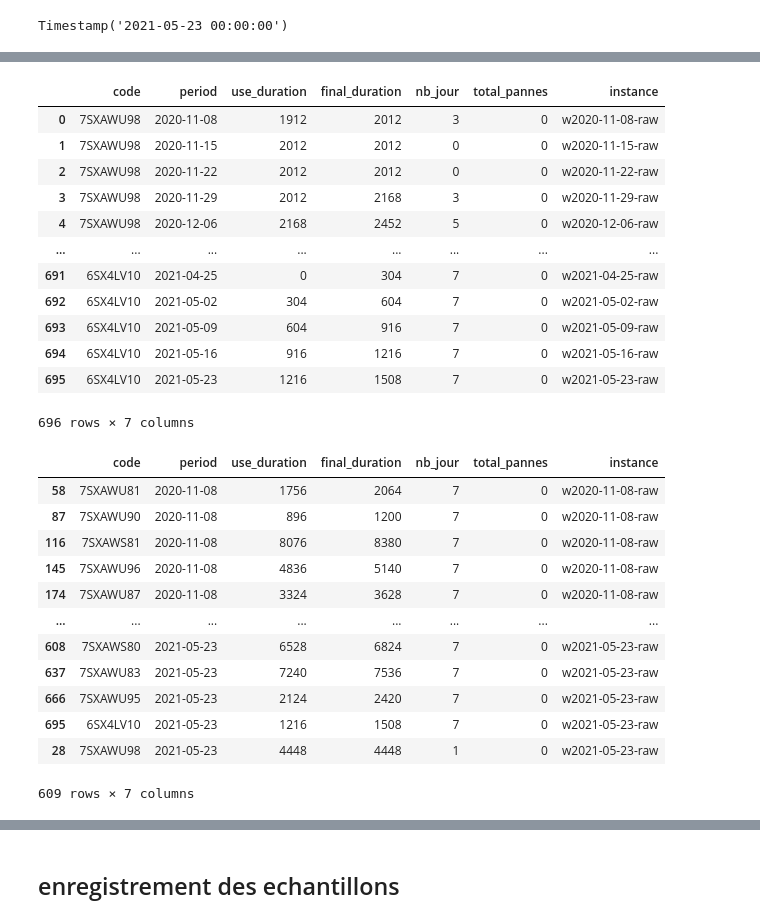
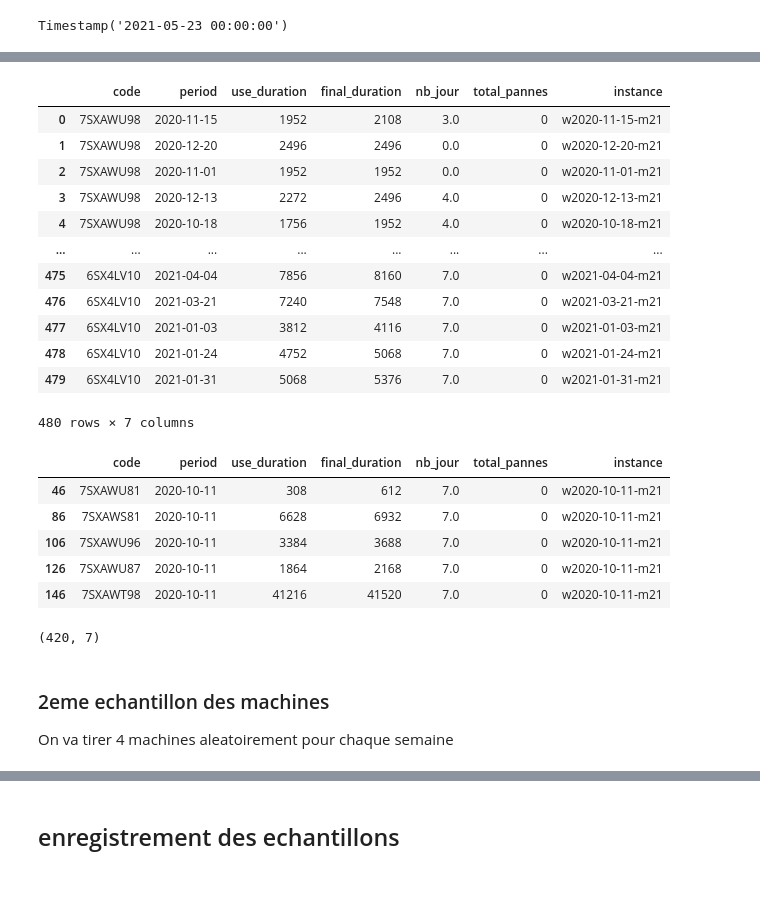
Before and after one commit to MalcomChumchouaPenda/rcemp-dial, a Jupyter notebook: notebooks/benchmarking_HGD.ipynb, the cells around one changed output, grey strips where cells are left out. Saved outputs shown, nothing was run; the diff lists cells and outputs as text; code cells hidden in the pictures; blank space fills up the shorter version.

```diff
--- a/notebooks/benchmarking_HGD.ipynb
+++ b/notebooks/benchmarking_HGD.ipynb
@@ -693,6 +827,6 @@ Name: use_duration, Length: 696, dtype: int64
 # %%
 temps_finaux_hebdo = temps_finaux.resample('W').max()
-temps_finaux_hebdo = temps_finaux_hebdo.loc[periode_sample]
+temps_finaux_hebdo = temps_finaux_hebdo.loc[periode_sample2]
 temps_finaux_hebdo = temps_finaux_hebdo.unstack()
 temps_finaux_hebdo.index.rename(['code', 'period'], inplace=True)
 temps_finaux_hebdo.name = 'final_duration'
@@ -714,6 +848,6 @@ Name: final_duration, Length: 696, dtype: int64
 # %%
 use_hebdo = use_jours.resample('W').sum()
-use_hebdo = use_hebdo.loc[periode_sample]
+use_hebdo = use_hebdo.loc[periode_sample2]
 use_hebdo = use_hebdo.unstack()
 use_hebdo.index.rename(['code', 'period'], inplace=True)
 use_hebdo.name = 'nb_jour'
@@ -736,6 +870,6 @@ Name: nb_jour, Length: 696, dtype: int64
 # %%
 pannes_hebdo = pannes.resample('W').sum()
-pannes_hebdo = pannes_hebdo.loc[periode_sample]
+pannes_hebdo = pannes_hebdo.loc[periode_sample2]
 pannes_hebdo = pannes_hebdo.unstack()
 pannes_hebdo.index.rename(['code', 'period'], inplace=True)
 pannes_hebdo.name = 'total_pannes'
@@ -762,45 +896,46 @@ Name: total_pannes, dtype: Int64
 machine_fields = [temps_initiaux_hebdo, temps_finaux_hebdo, use_hebdo, pannes_hebdo]
 machine_sample1 = pd.concat(machine_fields, axis=1)
 machine_sample1.reset_index(inplace=True)
-machine_sample1['instance'] = machine_sample1.period.dt.strftime('w%Y-%m-%d-raw')
+machine_sample1['instance'] = machine_sample1.period.dt.strftime(f'w%Y-%m-%d-m{instance_key1}')
 machine_sample1
 # %% [output]
 |  | code | period | use_duration | final_duration | nb_jour | total_pannes | instance |
-| 0 | 7SXAWU98 | 2020-11-08 | 1912 | 2012 | 3 | 0 | w2020-11-08-raw |
-| 1 | 7SXAWU98 | 2020-11-15 | 2012 | 2012 | 0 | 0 | w2020-11-15-raw |
-| 2 | 7SXAWU98 | 2020-11-22 | 2012 | 2012 | 0 | 0 | w2020-11-22-raw |
-| 3 | 7SXAWU98 | 2020-11-29 | 2012 | 2168 | 3 | 0 | w2020-11-29-raw |
-| 4 | 7SXAWU98 | 2020-12-06 | 2168 | 2452 | 5 | 0 | w2020-12-06-raw |
+| 0 | 7SXAWU98 | 2020-11-15 | 1952 | 2108 | 3.0 | 0 | w2020-11-15-m21 |
+| 1 | 7SXAWU98 | 2020-12-20 | 2496 | 2496 | 0.0 | 0 | w2020-12-20-m21 |
+| 2 | 7SXAWU98 | 2020-11-01 | 1952 | 1952 | 0.0 | 0 | w2020-11-01-m21 |
+| 3 | 7SXAWU98 | 2020-12-13 | 2272 | 2496 | 4.0 | 0 | w2020-12-13-m21 |
+| 4 | 7SXAWU98 | 2020-10-18 | 1756 | 1952 | 4.0 | 0 | w2020-10-18-m21 |
 | ... | ... | ... | ... | ... | ... | ... | ... |
-| 691 | 6SX4LV10 | 2021-04-25 | 0 | 304 | 7 | 0 | w2021-04-25-raw |
-| 692 | 6SX4LV10 | 2021-05-02 | 304 | 604 | 7 | 0 | w2021-05-02-raw |
-| 693 | 6SX4LV10 | 2021-05-09 | 604 | 916 | 7 | 0 | w2021-05-09-raw |
-| 694 | 6SX4LV10 | 2021-05-16 | 916 | 1216 | 7 | 0 | w2021-05-16-raw |
-| 695 | 6SX4LV10 | 2021-05-23 | 1216 | 1508 | 7 | 0 | w2021-05-23-raw |
+| 475 | 6SX4LV10 | 2021-04-04 | 7856 | 8160 | 7.0 | 0 | w2021-04-04-m21 |
+| 476 | 6SX4LV10 | 2021-03-21 | 7240 | 7548 | 7.0 | 0 | w2021-03-21-m21 |
+| 477 | 6SX4LV10 | 2021-01-03 | 3812 | 4116 | 7.0 | 0 | w2021-01-03-m21 |
+| 478 | 6SX4LV10 | 2021-01-24 | 4752 | 5068 | 7.0 | 0 | w2021-01-24-m21 |
+| 479 | 6SX4LV10 | 2021-01-31 | 5068 | 5376 | 7.0 | 0 | w2021-01-31-m21 |
-696 rows × 7 columns
+480 rows × 7 columns
 # %%
 machine_sample2 = []
-nb_machines =len(machines_utiles)
+nb_machines1 =len(machines_utiles)
 for period, group in machine_sample1.groupby('period'):
     group.sort_values(['total_pannes', 'nb_jour'],
                       ascending=[True, False],
                       inplace=True)
-    sample = group.iloc[:nb_machines]
+    sample = group.iloc[:nb_machines1]
     machine_sample2.append(sample)
     # print(len(sample['code'].to_list()))
 machine_sample2 = pd.concat(machine_sample2)
-machine_sample2
+machine_sample2.head()
 # %% [output]
 |  | code | period | use_duration | final_duration | nb_jour | total_pannes | instance |
-| 58 | 7SXAWU81 | 2020-11-08 | 1756 | 2064 | 7 | 0 | w2020-11-08-raw |
-| 87 | 7SXAWU90 | 2020-11-08 | 896 | 1200 | 7 | 0 | w2020-11-08-raw |
-| 116 | 7SXAWS81 | 2020-11-08 | 8076 | 8380 | 7 | 0 | w2020-11-08-raw |
-| 145 | 7SXAWU96 | 2020-11-08 | 4836 | 5140 | 7 | 0 | w2020-11-08-raw |
-| 174 | 7SXAWU87 | 2020-11-08 | 3324 | 3628 | 7 | 0 | w2020-11-08-raw |
-| ... | ... | ... | ... | ... | ... | ... | ... |
-| 608 | 7SXAWS80 | 2021-05-23 | 6528 | 6824 | 7 | 0 | w2021-05-23-raw |
-| 637 | 7SXAWU83 | 2021-05-23 | 7240 | 7536 | 7 | 0 | w2021-05-23-raw |
-| 666 | 7SXAWU95 | 2021-05-23 | 2124 | 2420 | 7 | 0 | w2021-05-23-raw |
-| 695 | 6SX4LV10 | 2021-05-23 | 1216 | 1508 | 7 | 0 | w2021-05-23-raw |
-| 28 | 7SXAWU98 | 2021-05-23 | 4448 | 4448 | 1 | 0 | w2021-05-23-raw |
+| 46 | 7SXAWU81 | 2020-10-11 | 308 | 612 | 7.0 | 0 | w2020-10-11-m21 |
+| 86 | 7SXAWS81 | 2020-10-11 | 6628 | 6932 | 7.0 | 0 | w2020-10-11-m21 |
+| 106 | 7SXAWU96 | 2020-10-11 | 3384 | 3688 | 7.0 | 0 | w2020-10-11-m21 |
+| 126 | 7SXAWU87 | 2020-10-11 | 1864 | 2168 | 7.0 | 0 | w2020-10-11-m21 |
+| 146 | 7SXAWT98 | 2020-10-11 | 41216 | 41520 | 7.0 | 0 | w2020-10-11-m21 |
-609 rows × 7 columns
+# %%
+machine_sample2.shape
+# %% [output]
+(420, 7)
+# %% [markdown]
+### 2eme echantillon des machines
+
+On va tirer 4 machines aleatoirement pour chaque semaine
```
Also changed, not shown: parts of 52 cells of this notebook, 27 other files.
